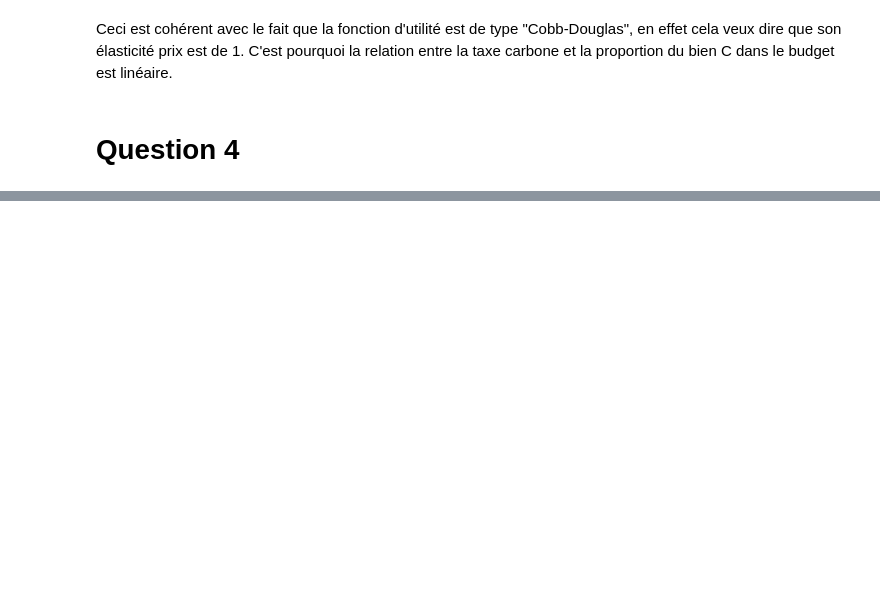
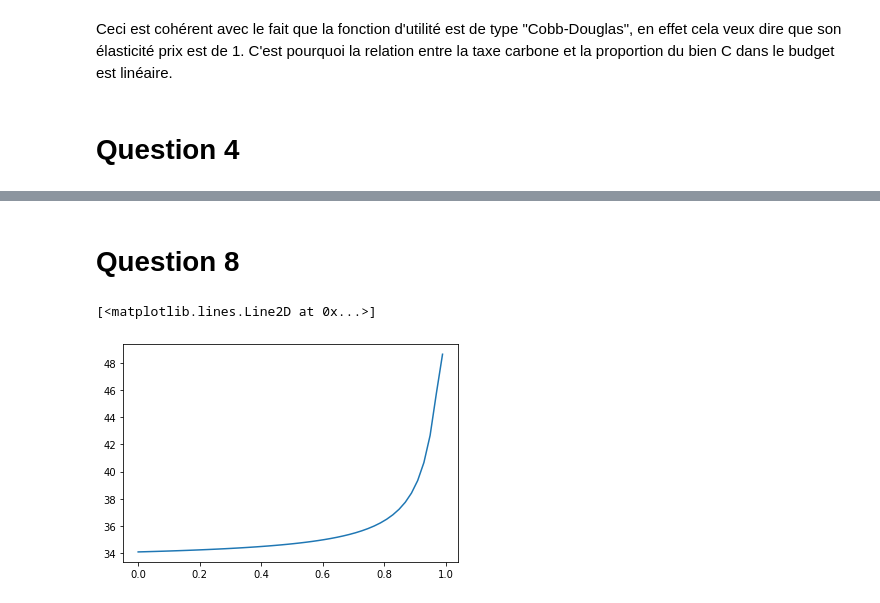
Before and after one commit to felixpoirier1/Devoir1, a Jupyter notebook: devoir.ipynb, the cells around one changed output, grey strips where cells are left out. Drawn from its saved outputs; the diff is of its cells as text; code cells hidden in the pictures; blank space fills up the shorter version.

```diff
--- a/devoir.ipynb
+++ b/devoir.ipynb
@@ -119,0 +237,12 @@ Ceci est cohérent avec le fait que la fonction d'utilité est de type "Cobb-Dou
+# %% [markdown]
+# Question 8
+# %%
+X = np.linspace(0, 0.99)
+y = [C_star(I+cmp, PN, PC*(1+gamma), p=rho) for rho in X]
+
+y_2 = [C_star(I+cmp, PN, PC*(1+gamma), p=rho) - C_star(I, PN, PC, p=rho) for rho in X]
+
+plt.plot(X, y)
+# %% [output]
+[<matplotlib.lines.Line2D at 0x...>]
+[figure, added]
```
Also changed, not shown: parts of 30 cells of this notebook, 1 other file.
